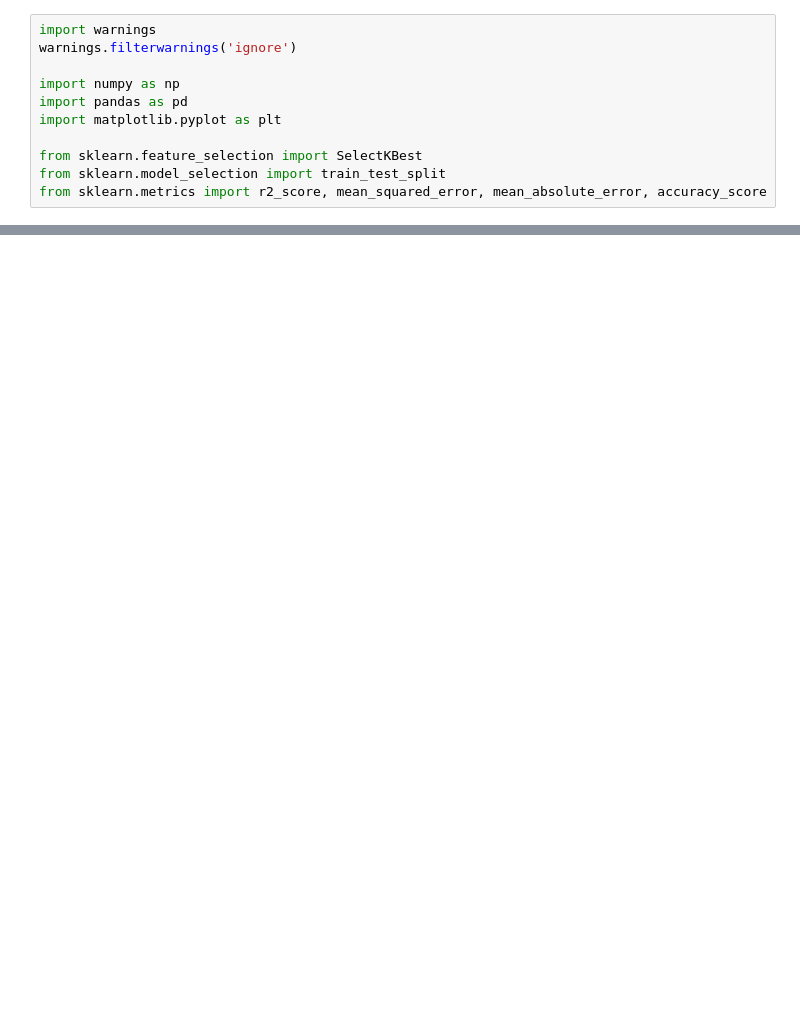
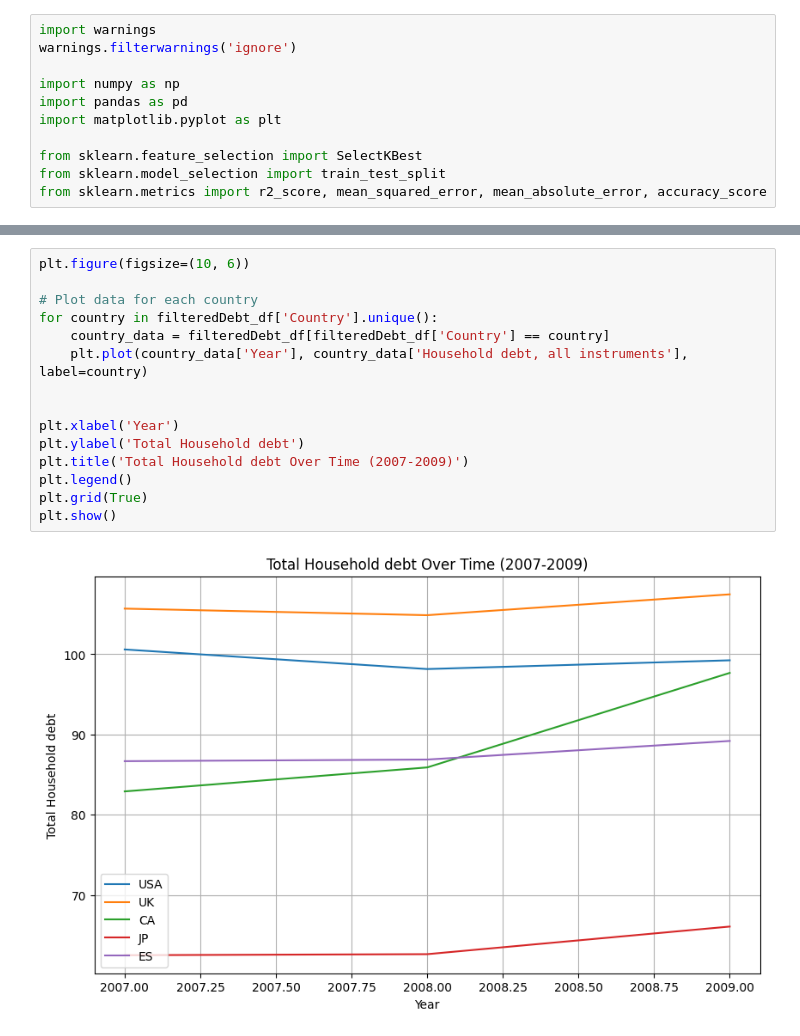
Before and after one commit to miguelorduna360-alt/Debt, a Jupyter notebook: GlobalDebtDataset.ipynb, the cells around one changed output, grey strips where cells are left out. Drawn from its saved outputs; the diff is of its cells as text; blank space fills up the shorter version.

```diff
--- a/GlobalDebtDataset.ipynb
+++ b/GlobalDebtDataset.ipynb
@@ -65,0 +191,17 @@ plt.show()
+# %%
+plt.figure(figsize=(10, 6))
+
+# Plot data for each country
+for country in filteredDebt_df['Country'].unique():
+    country_data = filteredDebt_df[filteredDebt_df['Country'] == country]
+    plt.plot(country_data['Year'], country_data['Household debt, all instruments'], label=country)
+
+
+plt.xlabel('Year')
+plt.ylabel('Total Household debt')
+plt.title('Total Household debt Over Time (2007-2009)')
+plt.legend()
+plt.grid(True)
+plt.show()
+# %% [output]
+[figure, added]
```
Also changed, not shown: parts of 21 cells of this notebook.
